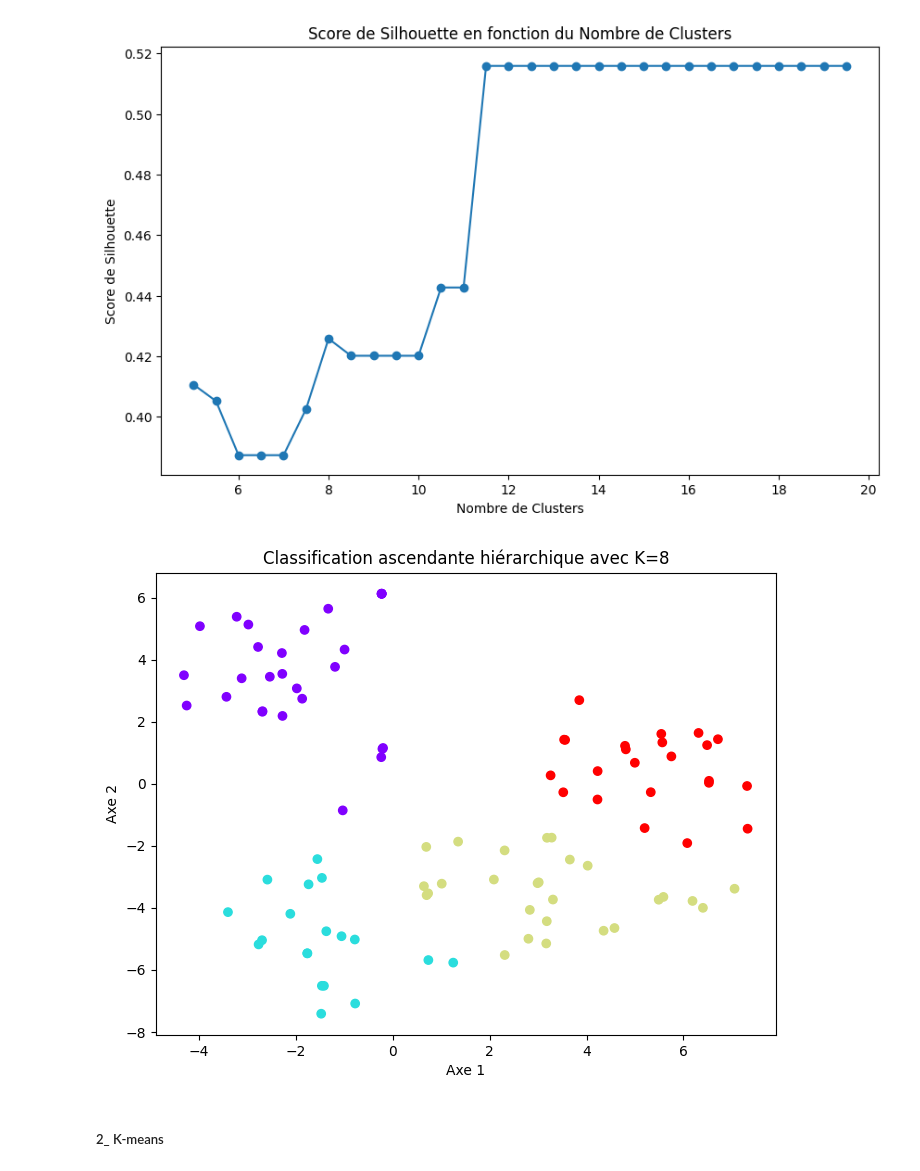
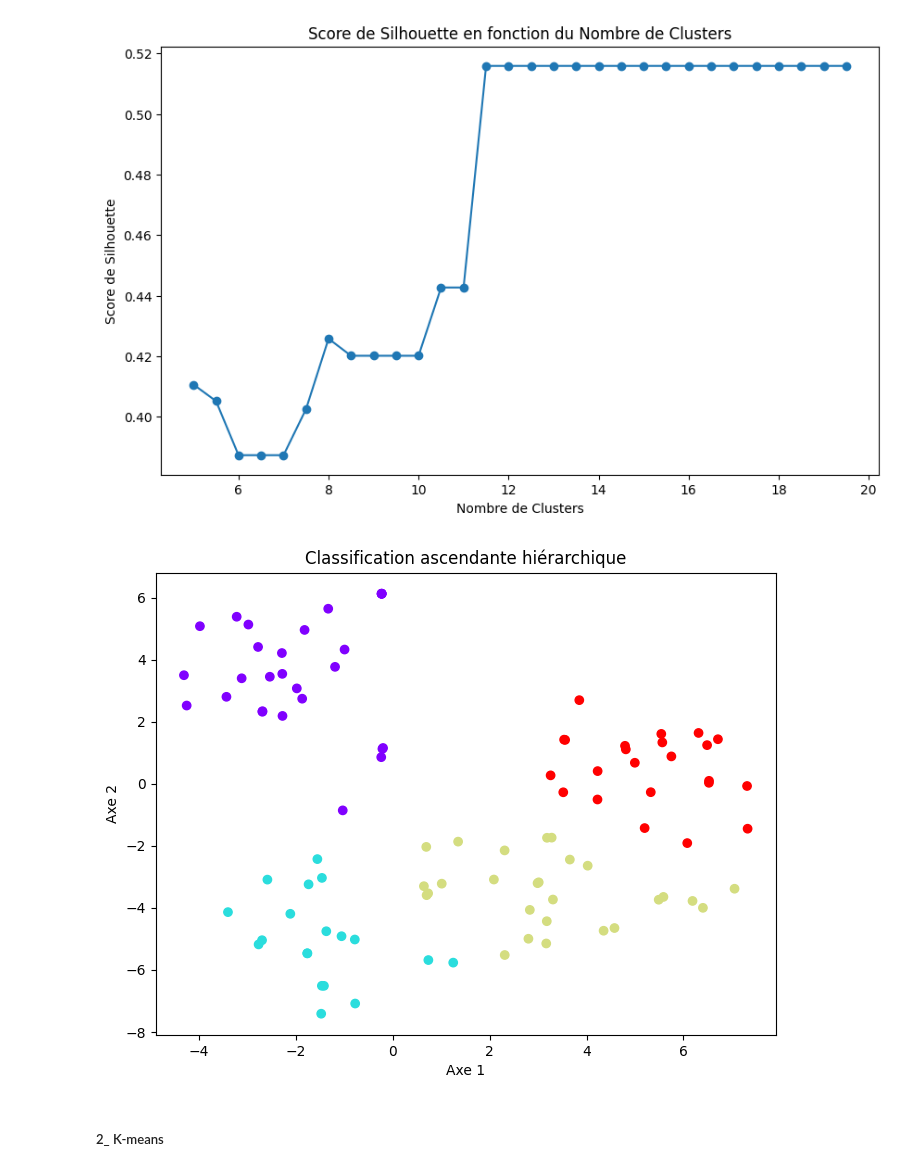
Before and after one commit to TLeandre/Categorisation-de-capteurs-de-pollution, a Jupyter notebook: scripts/Projet_Odata.ipynb, the cells around one changed output. Drawn from its saved outputs; the diff is of its cells as text; code cells hidden in the pictures.

```diff
--- a/scripts/Projet_Odata.ipynb
+++ b/scripts/Projet_Odata.ipynb
@@ -952,17 +952,17 @@ plt.show()
 # %%
 t=12
 # Effectuez le clustering Classification ascendante hiérarchique avec une coupe à t = 12
 matrice_liaisons = SCH.linkage(Z_tsne, method="ward", optimal_ordering=True)
 labels_CAH = SCH.fcluster(matrice_liaisons, t, criterion='distance')
 
 plt.figure(figsize=(8, 6))
 plt.scatter(Z_tsne[:,0], Z_tsne[:,1], c=labels_CAH, cmap='rainbow')
-plt.title('Classification ascendante hiérarchique avec K=8')
+plt.title('Classification ascendante hiérarchique')
 plt.xlabel('Axe 1')
 plt.ylabel('Axe 2')
 plt.show()
 # %% [output]
-[figure, old version]
+[figure, new version]
 # %% [markdown]
 ##### 2_ K-means
 # %%
```
Also changed, not shown: parts of 14 cells of this notebook.
